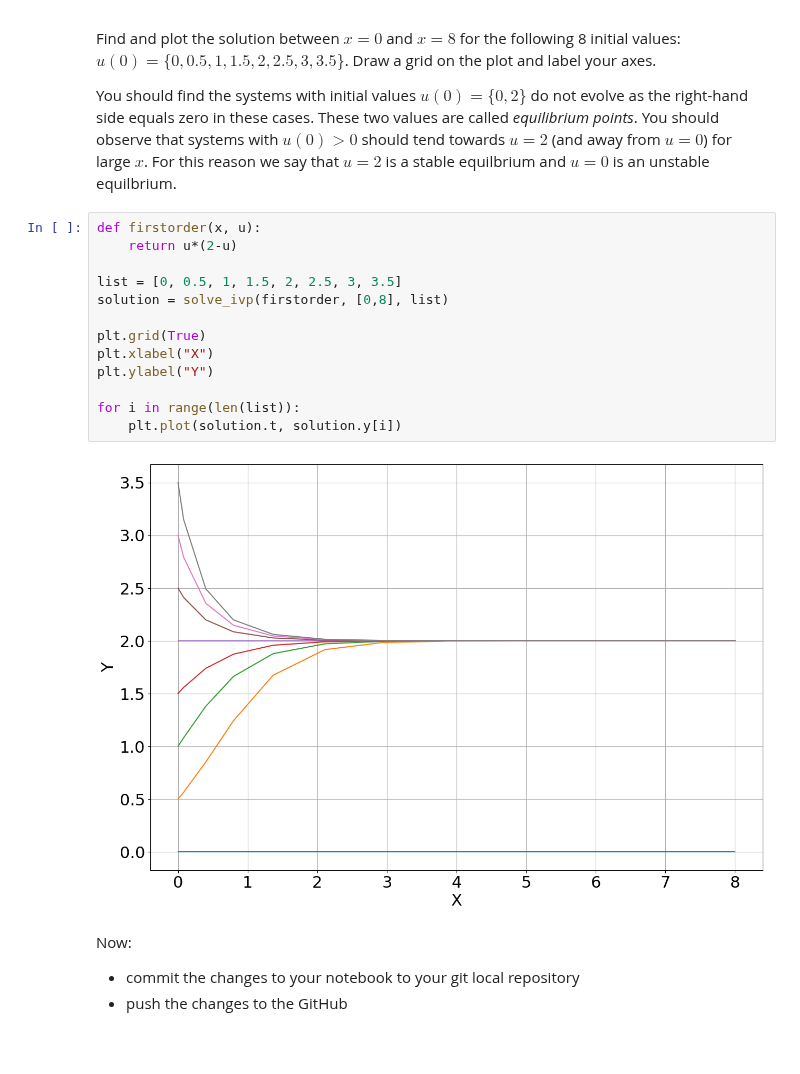
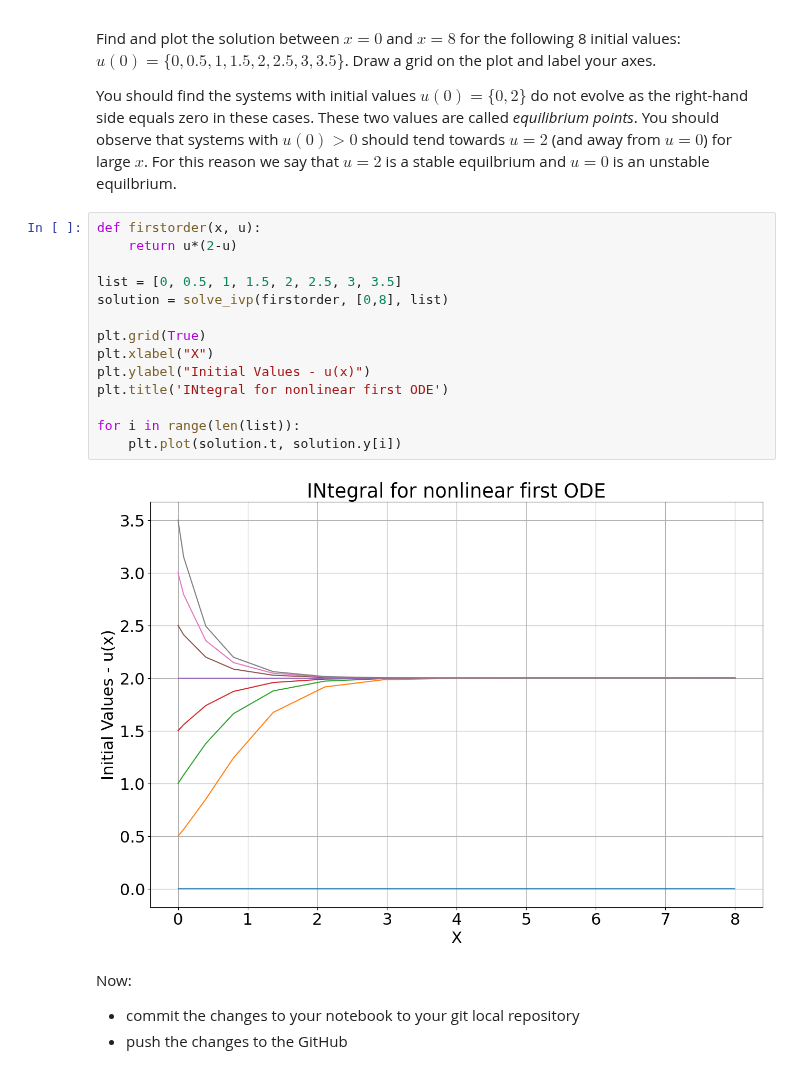
Before and after one commit to NiallCarbery/Computational_Science, a Jupyter notebook: Assignment3/Assignment-3.ipynb, the cells around one changed output. Cells and saved outputs as stored; diff of their text form; blank space fills up the shorter version.

```diff
--- a/Assignment3/Assignment-3.ipynb
+++ b/Assignment3/Assignment-3.ipynb
@@ -271,18 +277,19 @@ You should find the systems with initial values $u(0) = \{0,2\}$ do not evolve a
 # %%
 def firstorder(x, u):
     return u*(2-u)
 
 list = [0, 0.5, 1, 1.5, 2, 2.5, 3, 3.5]
 solution = solve_ivp(firstorder, [0,8], list)
 
 plt.grid(True)
 plt.xlabel("X")
-plt.ylabel("Y")
+plt.ylabel("Initial Values - u(x)")
+plt.title('INtegral for nonlinear first ODE')
 
 for i in range(len(list)):
     plt.plot(solution.t, solution.y[i])
 # %% [output]
-[figure, old version]
+[figure, new version]
 # %% [markdown]
 Now:
 - commit the changes to your notebook to your git local repository
```
Also changed, not shown: parts of 7 cells of this notebook.
